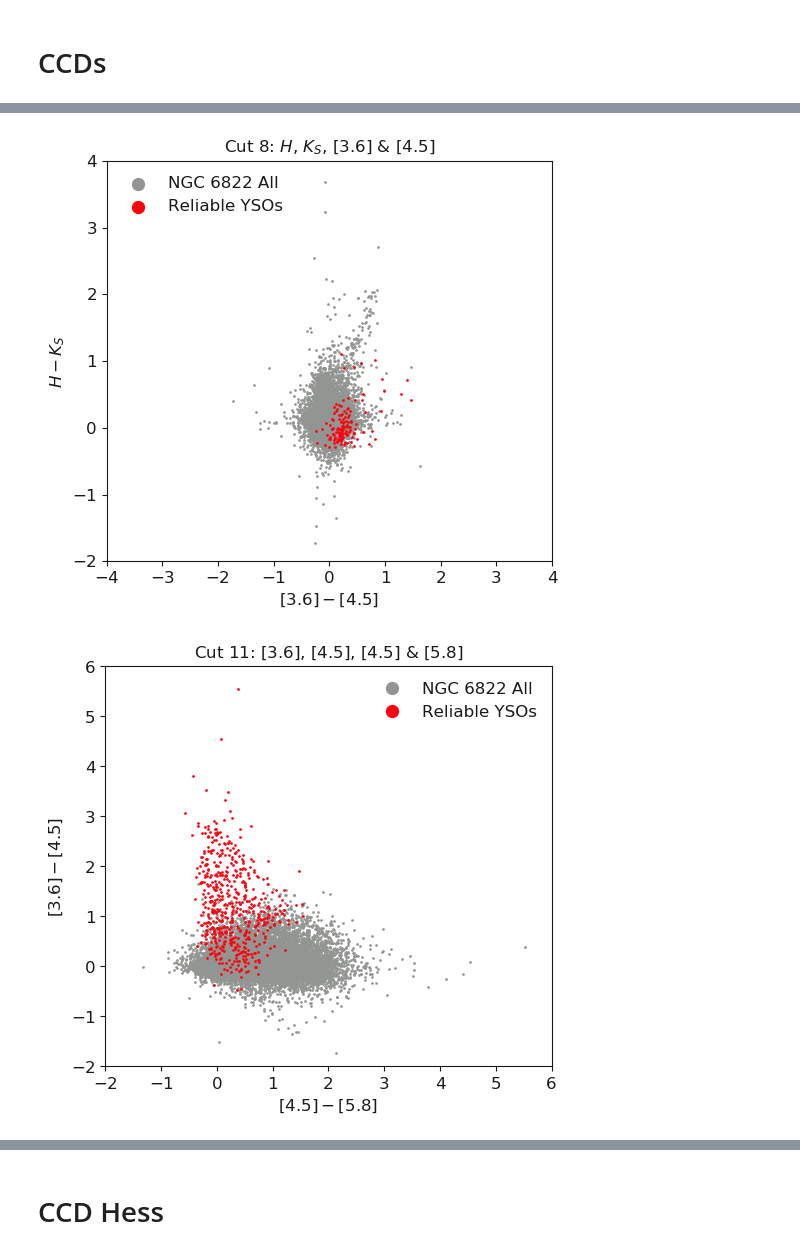
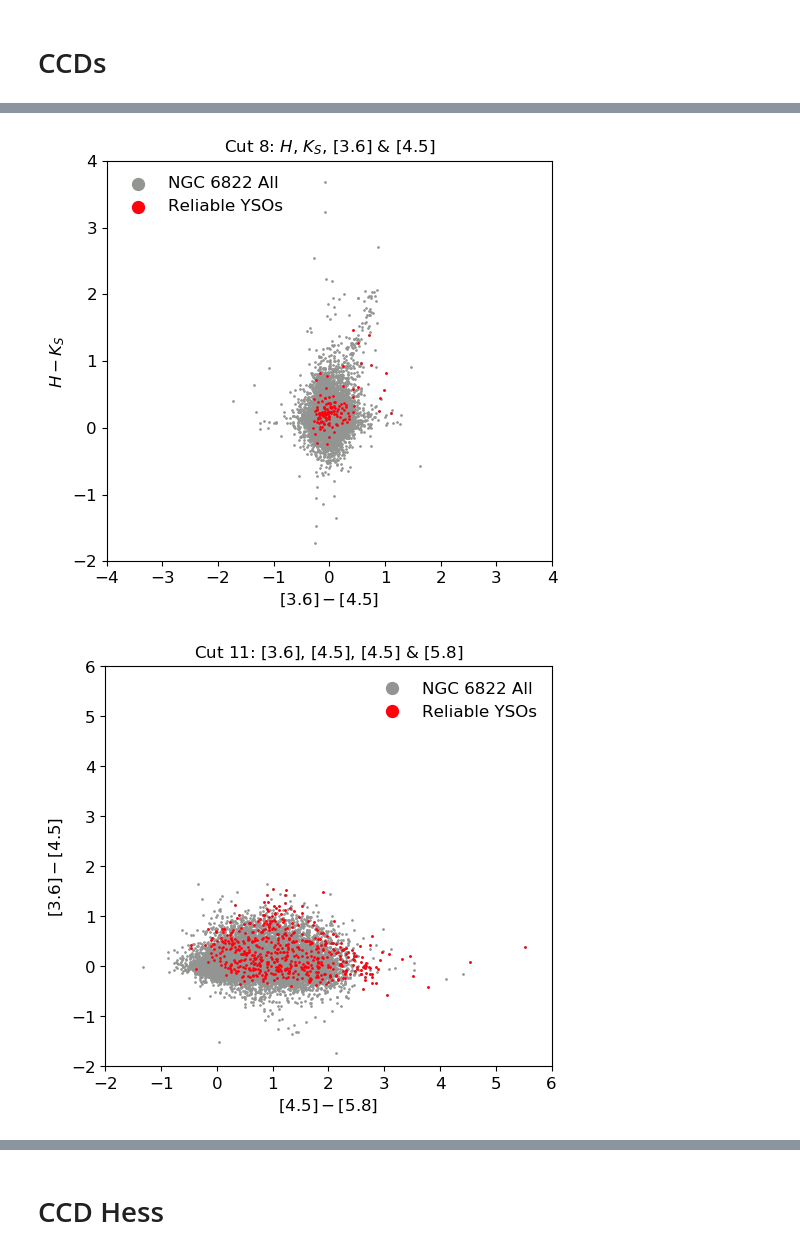
Before and after one commit to MichaelSharp7/YSOs, a Jupyter notebook: NGC6822_cat.ipynb, the cells around one changed output, grey strips where cells are left out. Cells and saved outputs as stored; diff of their text form; code cells hidden in the pictures.

```diff
--- a/NGC6822_cat.ipynb
+++ b/NGC6822_cat.ipynb
@@ -42,6 +42,7 @@ c6_idx=np.where(data['c6']>0)
 c7_idx=np.where(data['c7']>0)
 c8_idx=np.where(data['c8']>0)
 c9_idx=np.where(data['c9']>0)
+c11_idx=np.where(data['c11']>0)
 
 #create columns for all stars having met the conditions
 data['c2 met?']=0
@@ -50,6 +51,7 @@ data['c4 met?']=0
 data['c5 met?']=0
 data['c6 met?']=0
 data['c9 met?']=0
+data['c11 met?']=0
 data['sp rel?']=0
 data['HJK rel?']=0
 data['YSO Score']=0
@@ -76,6 +78,7 @@ write_column(data,c4_idx,'c4 met?')
 write_column(data,c5_idx,'c5 met?')
 write_column(data,c6_idx,'c6 met?')
 write_column(data,c9_idx,'c9 met?')
+write_column(data,c11_idx,'c11 met?')
 # %% [output]
 Number of stars in cut c2 met?: 809
 Number of stars in cut c3 met?: 886
@@ -1391,7 +1396,7 @@ def ccd(cut,A,B,C,D,bgd_idx,cut_idx,a,b,c,d,xlimits,ylimits,pos):
     # Plot only sensible stars which satify the cut criteria
     #plt.scatter(data[A][cut_idx]-data[B][cut_idx], data[C][cut_idx]-data[D][cut_idx], s=0.9,color=sns.xkcd_rgb['bright purple'], label="YSO candidates")
     #Plot only reliable catalogue
-    plt.scatter(reliable_score_cat[A][cut_idx]-reliable_score_cat[B][cut_idx], reliable_score_cat[C][cut_idx]-reliable_score_cat[D][cut_idx], s=0.9,color=sns.xkcd_rgb['bright red'], label="Reliable YSOs")
+    plt.scatter(reliable_score_cat[C][cut_idx]-reliable_score_cat[D][cut_idx], reliable_score_cat[A][cut_idx]-reliable_score_cat[B][cut_idx], s=0.9,color=sns.xkcd_rgb['bright red'], label="Reliable YSOs")
 
     plt.xlim(xlimits[0],xlimits[1])
     plt.ylim(ylimits[0],ylimits[1])
@@ -1416,4 +1421,9 @@ def ccd(cut,A,B,C,D,bgd_idx,cut_idx,a,b,c,d,xlimits,ylimits,pos):
 ccd('10','Kmag','k36mag','k36mag','k45mag',idx_K363645,rel_idx_K363645,'K_S','[3.6]','[3.6]','[4.5]',[-4,4],[-3,4],'upper left')
 ccd('8','Hmag','Kmag','k36mag','k45mag',idx_HK3645,rel_idx_HK3645,'H','K_S','[3.6]','[4.5]',[-4,4],[-2,4],'upper left')
 ccd('11','k36mag','k45mag','k45mag','k58mag',idx_36454558,rel_idx_36454558,'[3.6]','[4.5]','[4.5]','[5.8]',[-2,6],[-2,6],'upper right')
+
+#1a,b,c
+ccd('1a','Hmag','Kmag','Kmag','k45mag',idx_HKK45,rel_idx_HKK45,'H','K_S','K_S','[4.5]',[-4,4],[-2,6],'upper left')
+ccd('1b','Jmag','Kmag','Jmag','k45mag',idx_JKJ45,rel_idx_JKJ45,'J','K_S','J','[4.5]',[-2,8],[-2,8],'upper left')
+ccd('1c','Jmag','Hmag','Hmag','k45mag',idx_JHH45,rel_idx_JHH45,'J','H','H','[4.5]',[-4,6],[-2,6],'upper left')
 # %% [output]
@@ -1421,2 +1431,2 @@ ccd('11','k36mag','k45mag','k45mag','k58mag',idx_36454558,rel_idx_36454558,'[3.6
-[figure, old version]
+[figure, new version]
-[figure, old version]
+[figure, new version]
```
Also changed, not shown: parts of 15 cells of this notebook, 1 other file.
